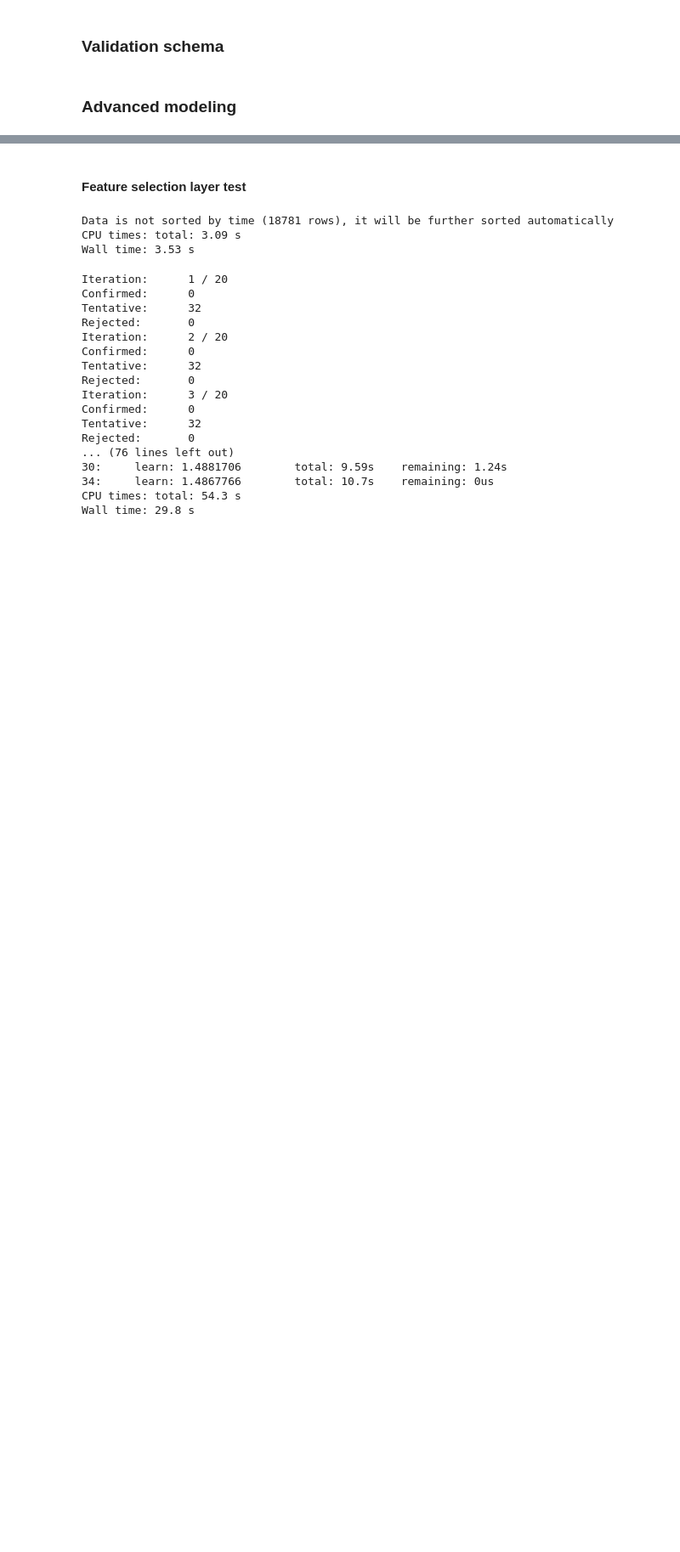
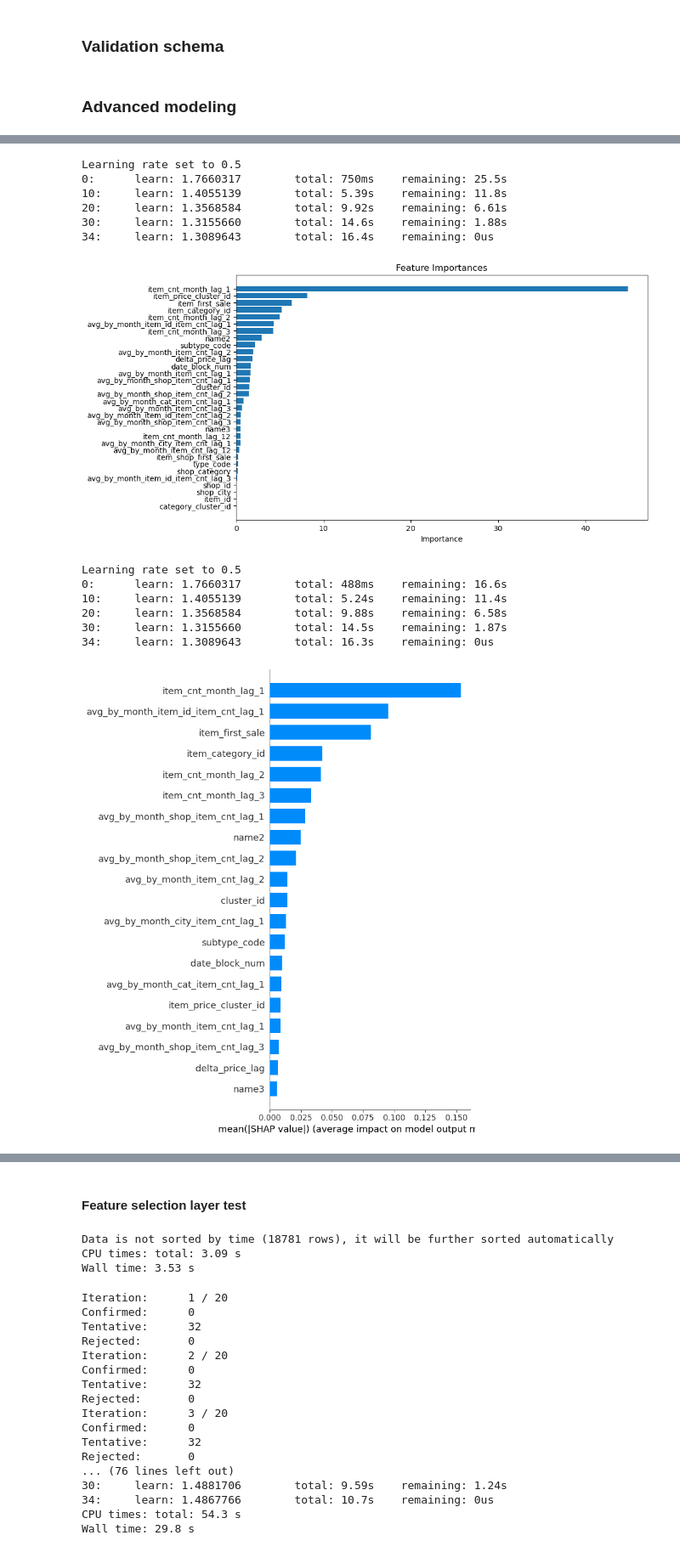
Before and after one commit to Yarmmax/DS_Intership, a Jupyter notebook: Advanced modeling.ipynb, the cells around one changed output, grey strips where cells are left out. Shown at 85% size. Cells and saved outputs as stored; diff of their text form; code cells hidden in the pictures; blank space fills up the shorter version.

Commit message:
DS-3-Advanced-modeling
Changes:
 -Added feature importance plot
 -Added shap aggregated plots

```diff
--- a/Advanced modeling.ipynb
+++ b/Advanced modeling.ipynb
@@ -64,7 +64,7 @@ data = {}
 # load data to dict
 for file_path in train_test_data_path.iterdir():
     if file_path.is_file():
-        data[file_path.stem] = pd.read_csv(file_path, index_col=0)
+        data[file_path.stem] = pd.read_csv(file_path)
         print(file_path.stem)
 # %% [output]
 submission_example
@@ -446,7 +446,18 @@ class Pipeline:
             model = self.model
         model.fit(X_train, y_train)
 
-        # save model fitting
+        # Get feature importance info and sort it
+        feature_importance = model.get_feature_importance(prettified=True)
+        feature_importance = feature_importance.sort_values(by='Importances', ascending=True)
+
+         # Visualize importatnt features
+        plt.figure(figsize=(10, 6))
+        plt.barh(feature_importance['Feature Id'], feature_importance['Importances'])
+        plt.title('Feature Importances')
+        plt.xlabel('Importance')
+        plt.show()
+
+        # Save model fitting
         self.fitted_model = model.copy()
         self.predictions=model.predict(X_test.values)
 
@@ -631,6 +642,11 @@ class Pipeline:
         explainer = shap.Explainer(model)
         shap_values = explainer(test_data)
 
+        # visualize SHAP values aggregated by first all predictions
+
+        shap.summary_plot(shap_values, plot_type='bar')
+        shap.summary_plot(shap_values, plot_type='violin')
+
         # collect SHAP values by item_id/shop_id combinations
         shap_info = {}
         shap_values.data = np.nan_to_num(shap_values.data, nan=0)
@@ -679,12 +695,6 @@ class Pipeline:
                 if random_ID in shap_info.keys():
                     counter +=1
                     shap.plots.waterfall(shap_info[random_ID_with_high_sales])
-                    plt.show()
-
-        # visualize SHAP values aggregated by first 100 predictions
-        shap.plots.force(shap_values[:100])
-        plt.show()
-
 
     def error_analysis_layer(self):
         error_analysis_report = []
@@ -767,0 +780,10 @@ class Pipeline:
+# %%
+%%time
+test = Pipeline(train_data=data['train_data'],
+                 test_data=data['test_data'],
+                 submission_example=data['submission_example'],
+                 metrics=['rmse'],
+                 model = cb.CatBoostRegressor(iterations=35, verbose=10, random_state=42),
+                 check_nans=False,
+                 explainability_layer = True
+                )
@@ -767,0 +794,17 @@ class Pipeline:
+# %%
+test.evaluate()
+# %% [output]
+Learning rate set to 0.5
+0:      learn: 1.7660317        total: 750ms    remaining: 25.5s
+10:     learn: 1.4055139        total: 5.39s    remaining: 11.8s
+20:     learn: 1.3568584        total: 9.92s    remaining: 6.61s
+30:     learn: 1.3155660        total: 14.6s    remaining: 1.88s
+34:     learn: 1.3089643        total: 16.4s    remaining: 0us
+[figure, added]
+Learning rate set to 0.5
+0:      learn: 1.7660317        total: 488ms    remaining: 16.6s
+10:     learn: 1.4055139        total: 5.24s    remaining: 11.4s
+20:     learn: 1.3568584        total: 9.88s    remaining: 6.58s
+30:     learn: 1.3155660        total: 14.5s    remaining: 1.87s
+34:     learn: 1.3089643        total: 16.3s    remaining: 0us
+[figure, added]
```
Also changed, not shown: parts of 16 cells of this notebook.
